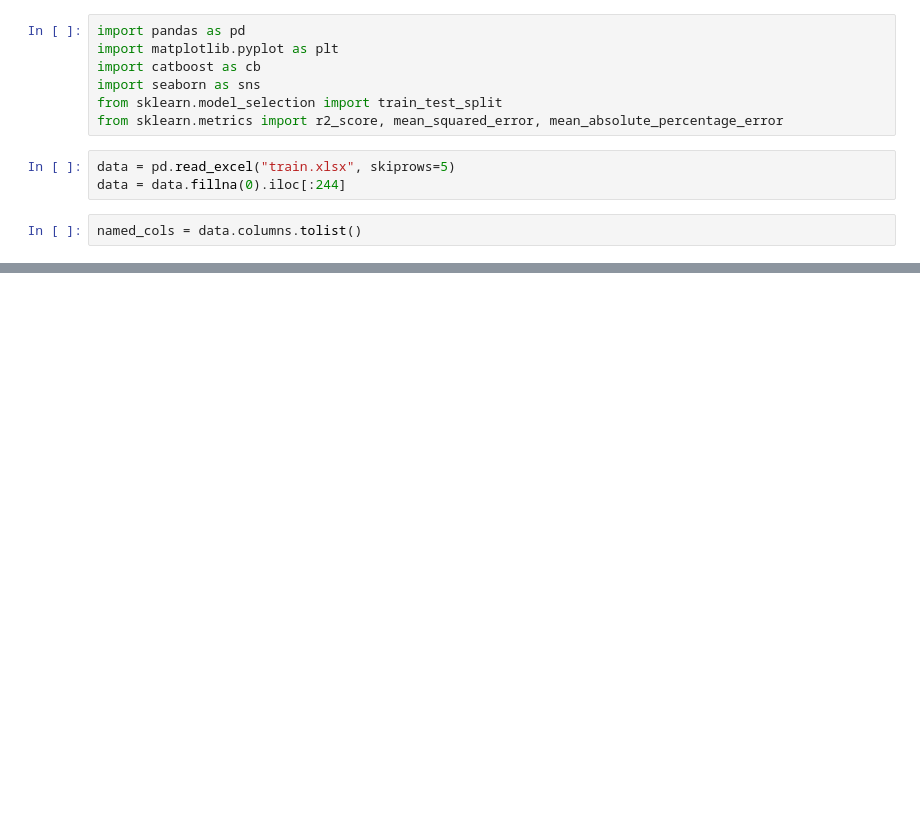
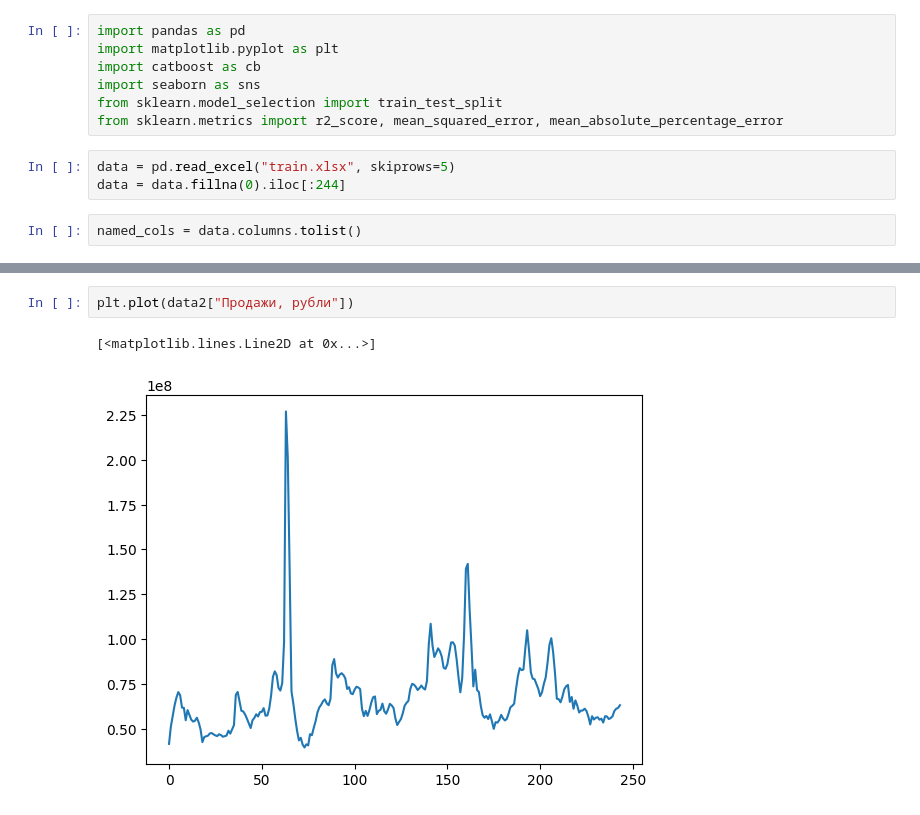
Before and after one commit to Schmidtid/Sales-modeling, a Jupyter notebook: analysis.ipynb, the cells around one changed output, grey strips where cells are left out. Saved outputs shown, nothing was run; the diff lists cells and outputs as text; blank space fills up the shorter version.

```diff
--- a/analysis.ipynb
+++ b/analysis.ipynb
@@ -118,0 +45,5 @@ print(mean_absolute_percentage_error(test_y, preds))
+# %%
+plt.plot(data2["Продажи, рубли"])
+# %% [output]
+[<matplotlib.lines.Line2D at 0x...>]
+[figure, added]
```
Also changed, not shown: parts of 18 cells of this notebook.
